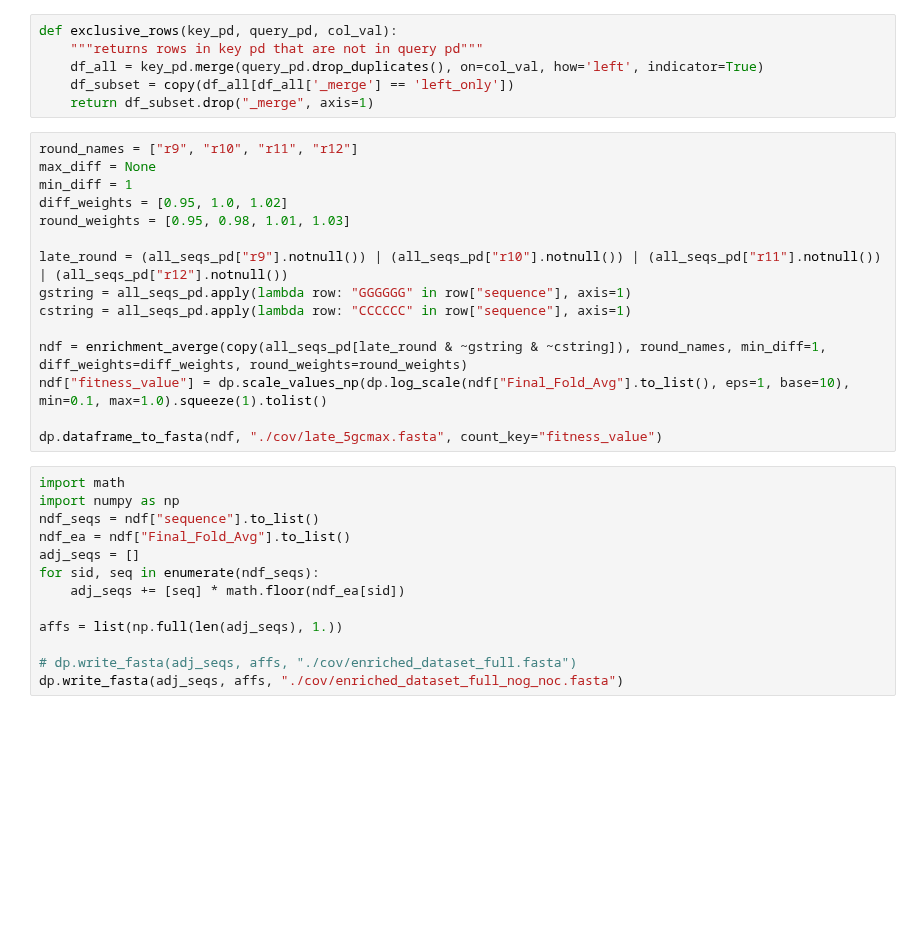
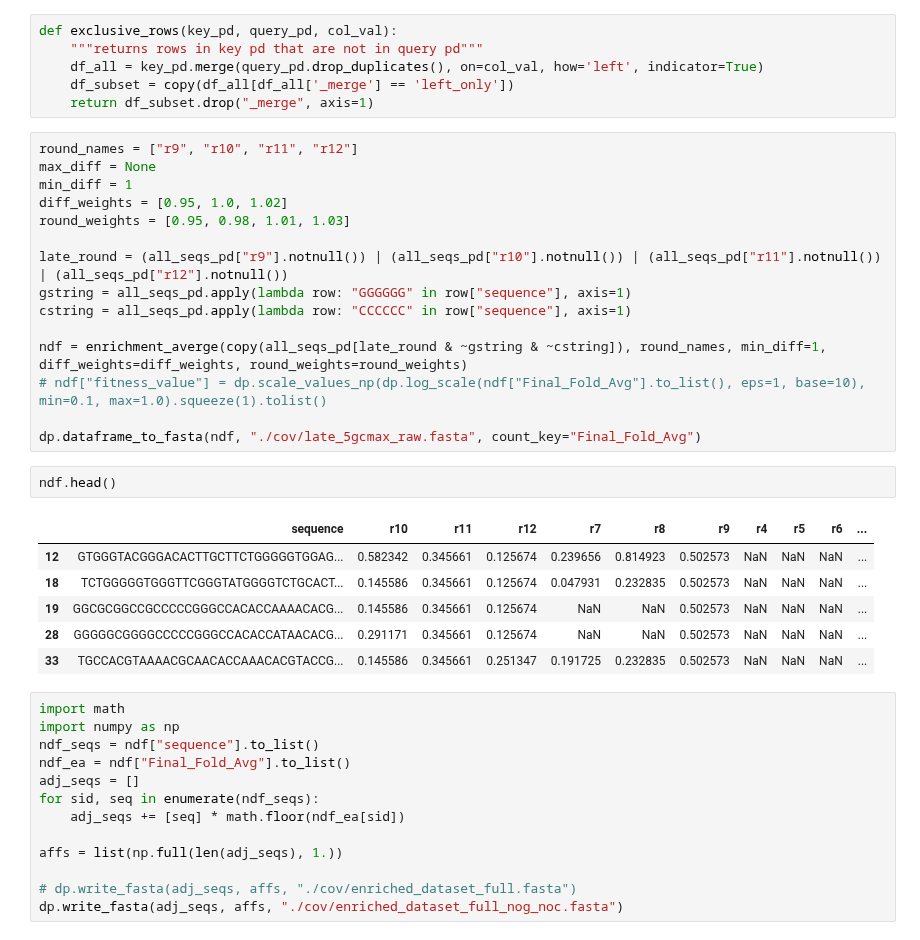
Before and after one commit to Jonahowns/phage_display_ML, a Jupyter notebook: datasets/cov_dataset_prep_classifier.ipynb, the cells around one changed output. Cells and saved outputs as stored; diff of their text form; blank space fills up the shorter version.

```diff
--- a/datasets/cov_dataset_prep_classifier.ipynb
+++ b/datasets/cov_dataset_prep_classifier.ipynb
@@ -57,9 +57,18 @@ gstring = all_seqs_pd.apply(lambda row: "GGGGGG" in row["sequence"], axis=1)
 cstring = all_seqs_pd.apply(lambda row: "CCCCCC" in row["sequence"], axis=1)
 
 ndf = enrichment_averge(copy(all_seqs_pd[late_round & ~gstring & ~cstring]), round_names, min_diff=1, diff_weights=diff_weights, round_weights=round_weights)
-ndf["fitness_value"] = dp.scale_values_np(dp.log_scale(ndf["Final_Fold_Avg"].to_list(), eps=1, base=10), min=0.1, max=1.0).squeeze(1).tolist()
+# ndf["fitness_value"] = dp.scale_values_np(dp.log_scale(ndf["Final_Fold_Avg"].to_list(), eps=1, base=10), min=0.1, max=1.0).squeeze(1).tolist()
 
-dp.dataframe_to_fasta(ndf, "./cov/late_5gcmax.fasta", count_key="fitness_value")
+dp.dataframe_to_fasta(ndf, "./cov/late_5gcmax_raw.fasta", count_key="Final_Fold_Avg")
+# %%
+ndf.head()
+# %% [output]
+|  | sequence | r10 | r11 | r12 | r7 | r8 | r9 | r4 | r5 | r6 | ... |
+| 12 | GTGGGTACGGGACACTTGCTTCTGGGGGTGGAG... | 0.582342 | 0.345661 | 0.125674 | 0.239656 | 0.814923 | 0.502573 | NaN | NaN | NaN | ... |
+| 18 | TCTGGGGGTGGGTTCGGGTATGGGGTCTGCACT... | 0.145586 | 0.345661 | 0.125674 | 0.047931 | 0.232835 | 0.502573 | NaN | NaN | NaN | ... |
+| 19 | GGCGCGGCCGCCCCCGGGCCACACCAAAACACG... | 0.145586 | 0.345661 | 0.125674 | NaN | NaN | 0.502573 | NaN | NaN | NaN | ... |
+| 28 | GGGGGCGGGGCCCCCGGGCCACACCATAACACG... | 0.291171 | 0.345661 | 0.125674 | NaN | NaN | 0.502573 | NaN | NaN | NaN | ... |
+| 33 | TGCCACGTAAAACGCAACACCAAACACGTACCG... | 0.145586 | 0.345661 | 0.251347 | 0.191725 | 0.232835 | 0.502573 | NaN | NaN | NaN | ... |
 # %%
 import math
 import numpy as np
```
Also changed, not shown: parts of 1 cell of this notebook, 9 other files.
